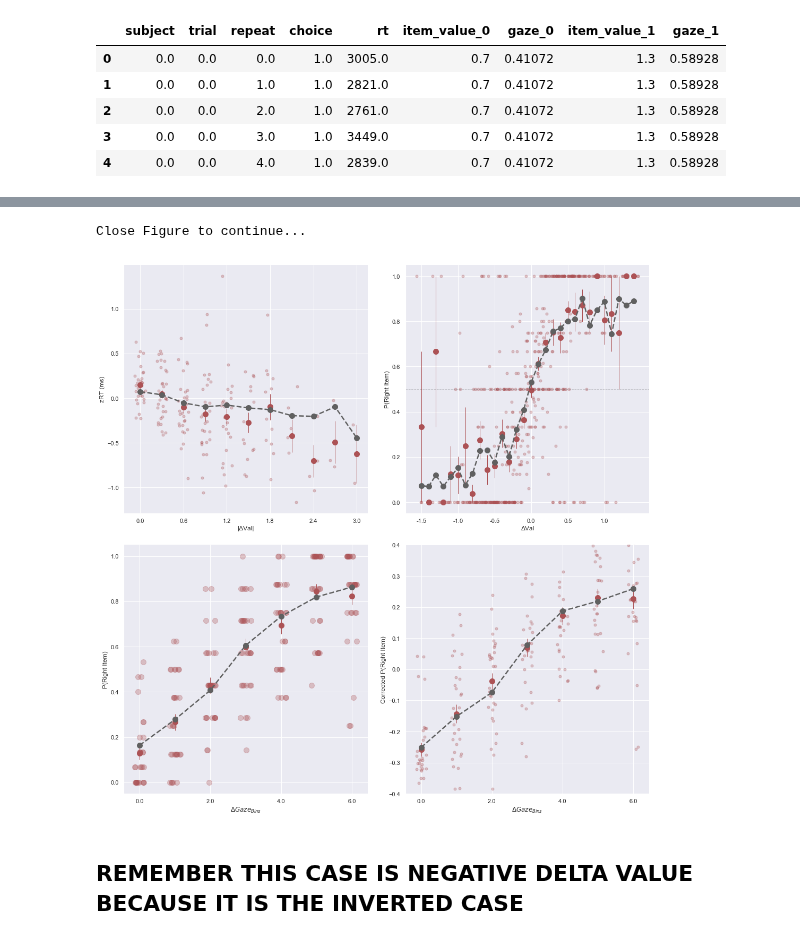
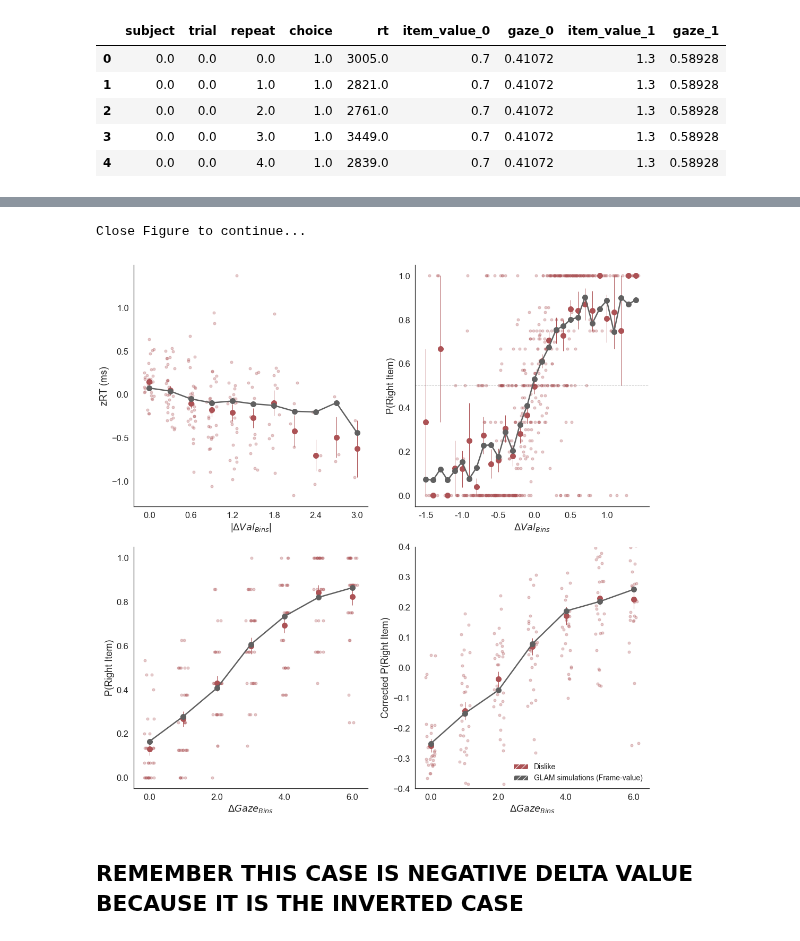
Before and after one commit to pradysepulveda/glamDDM_FF2018, a Jupyter notebook: individual_PrettyPlotsGLAM.ipynb, the cells around one changed output, grey strips where cells are left out. Drawn from its saved outputs; the diff is of its cells as text; code cells hidden in the pictures.

Commit message:
new figures

```diff
--- a/individual_PrettyPlotsGLAM.ipynb
+++ b/individual_PrettyPlotsGLAM.ipynb
@@ -323,11 +246,12 @@ Replaced attached data (1860 trials) with new data (1860 trials)...
 # %%
 print('Close Figure to continue...')
-glam.plot_fit(test_data, [glam_full.prediction], color_data = '#AC5255');
-#glam.plot_fit(test_data, [glam_full.prediction,glam_nobias.prediction], color_data = '#AC5255' );
+glam.plots_pretty_GLAM.plot_fit(test_data, [glam_full.prediction], color_data = '#AC5255',label1 = 'Dislike', label2 = 'GLAM simulations (Frame-value)', Inverse = True);
+plt.savefig(str('SavedFigures/FF2018GLAM_simulations_DislikeInv.png'), dpi = 200 )
+
 plt.show()
 # Shown dots containing the mean observed for that segment bin for those participants
 # %% [output]
 Close Figure to continue...
-[figure, old version]
+[figure, new version]
 # %% [markdown]
 ## REMEMBER THIS CASE IS NEGATIVE DELTA VALUE BECAUSE IT IS THE INVERTED CASE
```
Also changed, not shown: parts of 11 cells of this notebook, 28 other files.
